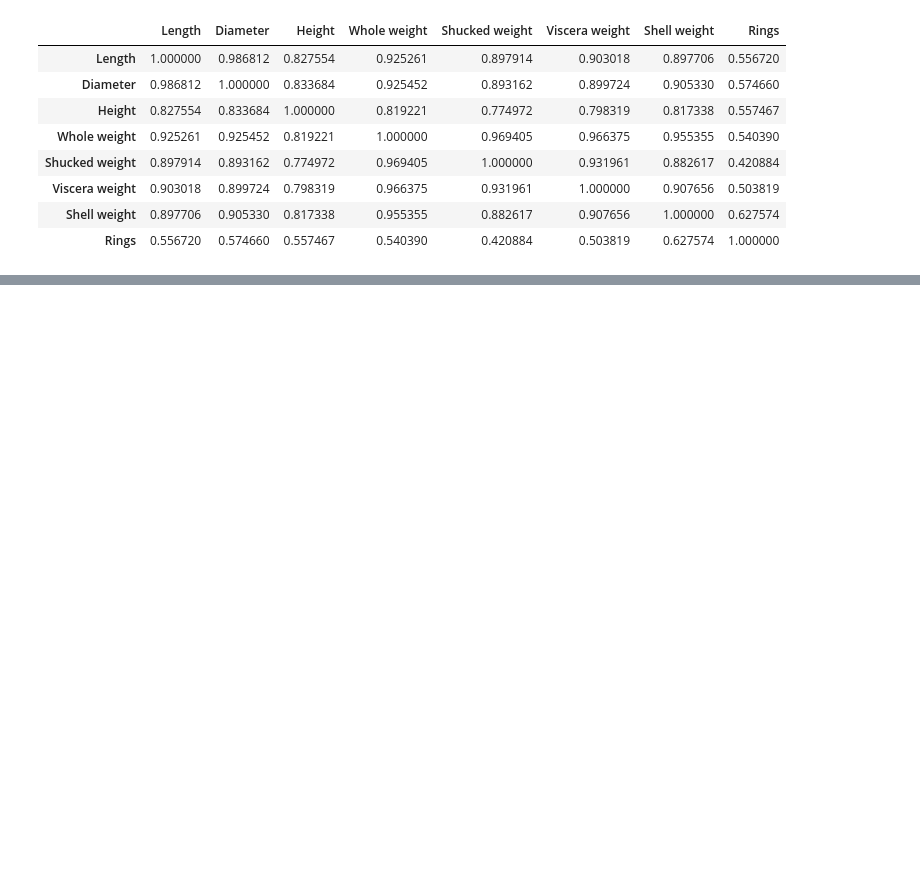
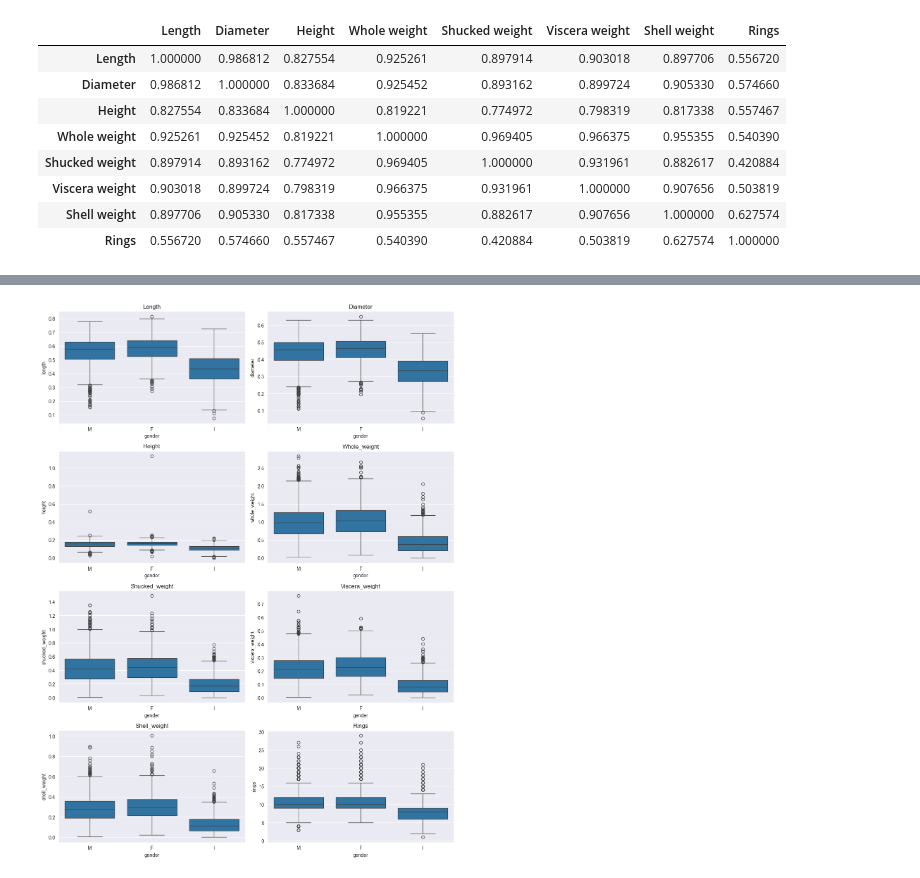
Before and after one commit to KD377/Studia, a Jupyter notebook: PY/zad1/py2222.ipynb, the cells around one changed output, grey strips where cells are left out. Drawn from its saved outputs; the diff is of its cells as text; code cells hidden in the pictures; blank space fills up the shorter version.

```diff
--- a/PY/zad1/py2222.ipynb
+++ b/PY/zad1/py2222.ipynb
@@ -111,0 +167,16 @@ sns.regplot(x = data_statistics['Length'], y = data_statistics['Diameter'])
+# %%
+data = pd.read_csv('data.csv', header=None, names=['gender', 'length', 'diameter', 'height', 'whole_weight', 'shucked_weight', 'viscera_weight', 'shell_weight', 'rings'])
+
+# Set up the matplotlib figure
+fig, axes = plt.subplots(nrows=4, ncols=2, figsize=(12, 16))
+
+# Create boxplots
+for i, column in enumerate(data.columns[1:]):  # Exclude the first column (gender)
+    sns.boxplot(x='gender', y=column, data=data, ax=axes[i // 2, i % 2])
+    axes[i // 2, i % 2].set_title(column.capitalize())  # Set title for each subplot
+
+# Adjust layout
+plt.tight_layout()
+plt.show()
+# %% [output]
+[figure, added]
```
Also changed, not shown: parts of 7 cells of this notebook.
